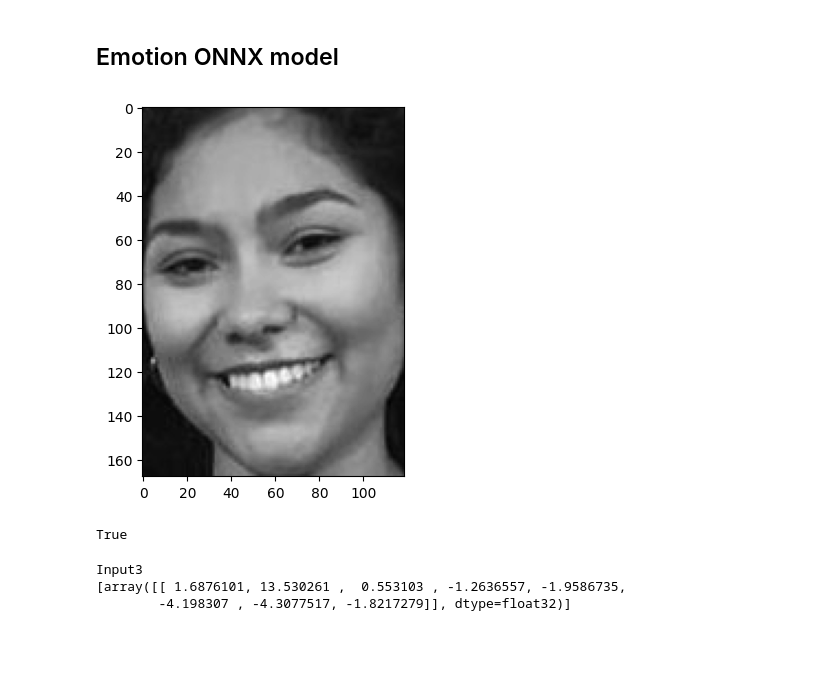
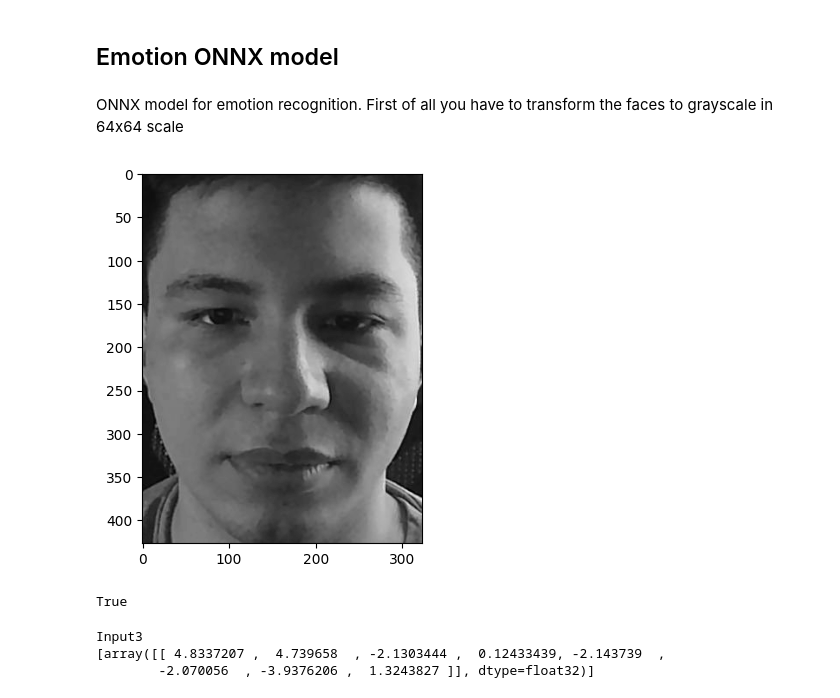
Before and after one commit to Kelocoes/PracticaInvestigativa, a Jupyter notebook: InsightFaceTest.ipynb, the cells around one changed output. Cells and saved outputs as stored; diff of their text form; code cells hidden in the pictures; blank space fills up the shorter version.

```diff
--- a/InsightFaceTest.ipynb
+++ b/InsightFaceTest.ipynb
@@ -158,20 +201,22 @@ inswapper-shape: [1, 3, 128, 128]
 [figure]
 # %% [markdown]
 ## Emotion ONNX model
+# %% [markdown]
+ONNX model for emotion recognition. First of all you have to transform the faces to grayscale in 64x64 scale
 # %%
-img = cv2.imread("./Majo.jpg")
-face_subject= app.get(img)
+img = cv2.imread("./Images/Kevin.jpg")# Read the image
+face_subject= app.get(img)# Get the faces in the image
 source_face = face_subject[0]
 bbox = source_face["bbox"]
 bbox = [int(b) for b in bbox]
 
-img = cv2.cvtColor(img, cv2.COLOR_BGR2GRAY)
+img = cv2.cvtColor(img, cv2.COLOR_BGR2GRAY)# Convert the image to grayscale
 plt.imshow(img[bbox[1]:bbox[3], bbox[0]:bbox[2]], cmap='gray')
 plt.show()
 
-cv2.imwrite("./64b64Subject.jpg", img[bbox[1]:bbox[3], bbox[0]:bbox[2]])
+cv2.imwrite("./Images/64b64Subject.jpg", img[bbox[1]:bbox[3], bbox[0]:bbox[2]])
 # %% [output]
-[figure, old version]
+[figure, new version]
 True
 # %%
 import PIL
@@ -188,8 +233,8 @@ img_data = preprocess("./64b64Subject.jpg")
 # %%
 import onnxruntime
 
-img_data = img_data.astype(np.float32)
-sesion = onnxruntime.InferenceSession("./emotion-ferplus-12-int8.onnx", providers=["CUDAExecutionProvider"])
+img_data = img_data.astype(np.float32)# Convert the image to float32
+sesion = onnxruntime.InferenceSession("./Models/emotion-ferplus-12-int8.onnx", providers=["CUDAExecutionProvider"])# Load the model
 input_name = sesion.get_inputs()[0].name
 print(input_name)
 results = sesion.run(None, {input_name: img_data})
@@ -197,8 +242,8 @@ results = sesion.run(None, {input_name: img_data})
 print(results)
 # %% [output]
 Input3
-[array([[ 1.6876101, 13.530261 ,  0.553103 , -1.2636557, -1.9586735,
-        -4.198307 , -4.3077517, -1.8217279]], dtype=float32)]
+[array([[ 4.8337207 ,  4.739658  , -2.1303444 ,  0.12433439, -2.143739  ,
+        -2.070056  , -3.9376206 ,  1.3243827 ]], dtype=float32)]
 # %%
 def Emotion(results):
     emotion = ["Neutral", "Happiness", "Surprise", "Sadness", "Anger", "Disgust", "Fear", "Contempt"]
```
Also changed, not shown: parts of 22 cells of this notebook, 18 other files.
